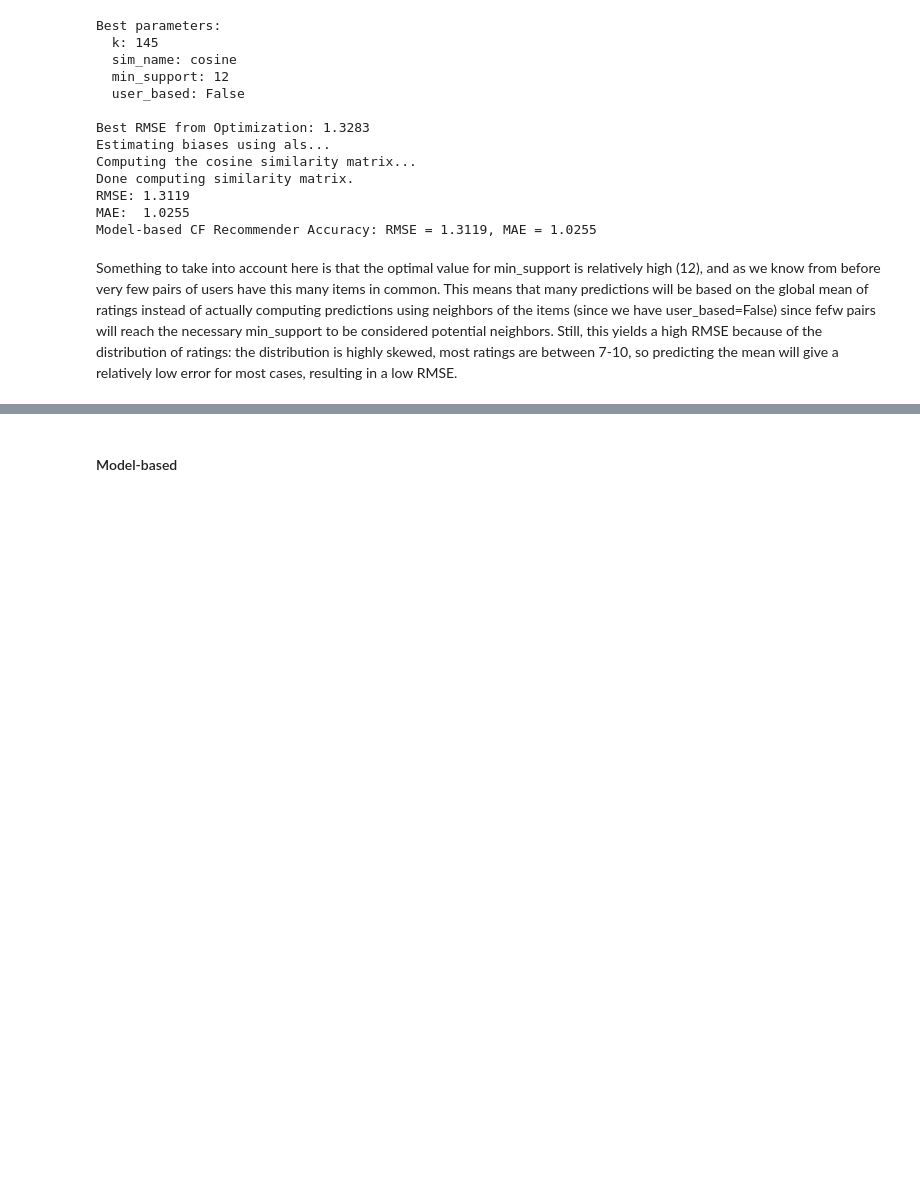
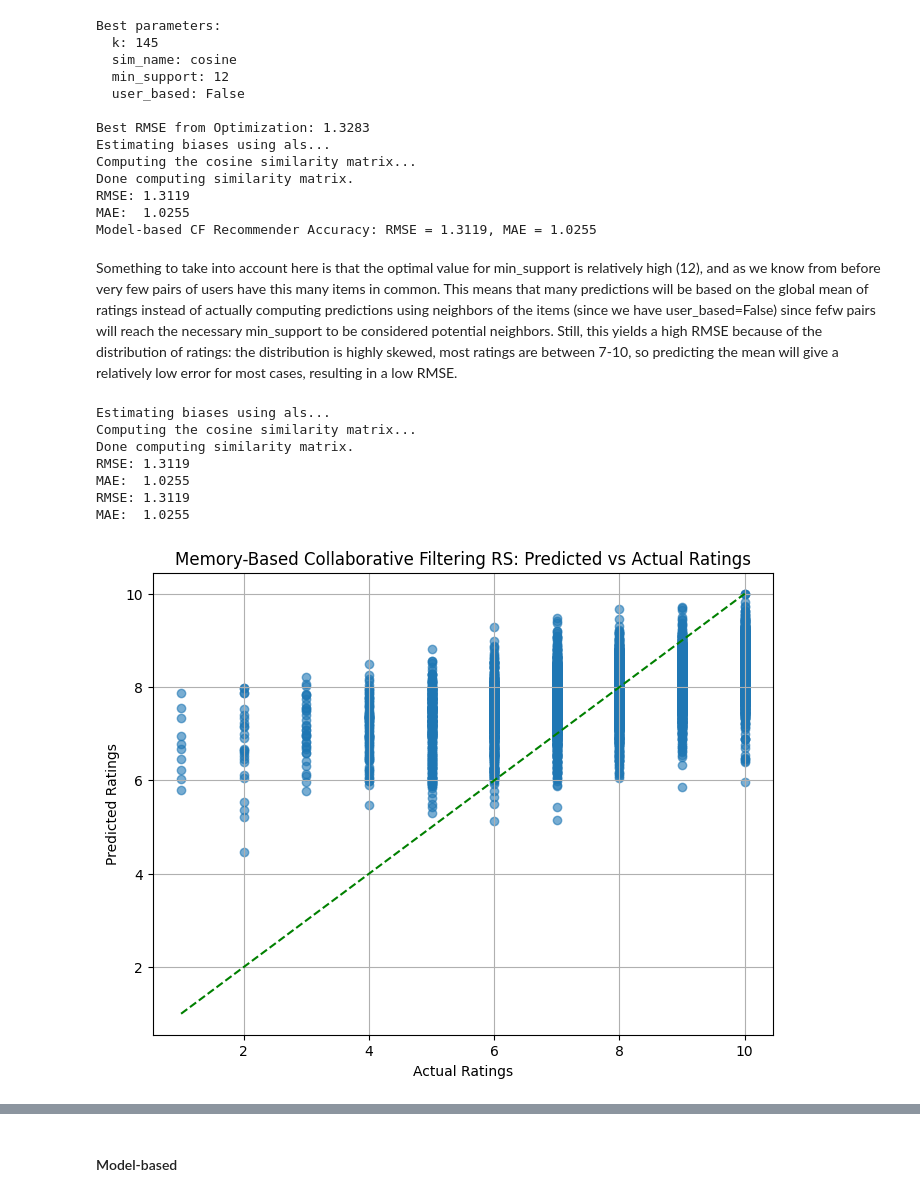
Before and after one commit to Jorgeherrero10/RecEngine, a Jupyter notebook: RecSys_Final_Project.ipynb, the cells around one changed output, grey strips where cells are left out. Drawn from its saved outputs; the diff is of its cells as text; code cells hidden in the pictures; blank space fills up the shorter version.

```diff
--- a/RecSys_Final_Project.ipynb
+++ b/RecSys_Final_Project.ipynb
@@ -351,2 +440,64 @@ memory_based_final = KNNBaseline(
 # %% [markdown]
 Something to take into account here is that the optimal value for min_support is relatively high (12), and as we know from before very few pairs of users have this many items in common. This means that many predictions will be based on the global mean of ratings instead of actually computing predictions using neighbors of the items (since we have user_based=False) since fefw pairs will reach the necessary min_support to be considered potential neighbors. Still, this yields a high RMSE because of the distribution of ratings: the distribution is highly skewed, most ratings are between 7-10, so predicting the mean will give a relatively low error for most cases, resulting in a low RMSE.
+# %%
+#BEST Memory-Based CF model
+
+memory_based_final = KNNBaseline(
+    k=145,
+    sim_options={
+        'name': "cosine",
+        'min_support': 12,
+        'user_based': False
+    }
+)
+
+# Fit model and assess accuracy (plots)
+
+memory_based_final.fit(trainset)
+
+# Evaluate performance on test set
+predictions_memory_based = memory_based_final.test(testset)
+rmse = accuracy.rmse(predictions_memory_based)
+mae = accuracy.mae(predictions_memory_based)
+
+
+accuracy.rmse(predictions_memory_based, verbose=True);
+accuracy.mae(predictions_memory_based, verbose=True);
+
+y_true = [pred.r_ui for pred in predictions_memory_based]
+y_pred = [pred.est for pred in predictions_memory_based]
+
+# Scatter plot to visualize Actual vs Predicted ratings:
+plt.figure(figsize=(8, 6))
+plt.scatter(y_true, y_pred, alpha=0.6)
+plt.plot([min(y_true), max(y_true)], [min(y_true), max(y_true)], color='green', linestyle='--')  # Identity line
+plt.xlabel("Actual Ratings")
+plt.ylabel("Predicted Ratings")
+plt.title("Memory-Based Collaborative Filtering RS: Predicted vs Actual Ratings")
+plt.grid(True)
+plt.show()
+
+
+# Plot boxplots
+df = pd.DataFrame({
+    'Actual Rating': y_true,
+    'Predicted Rating': y_pred
+})
+
+# Create the boxplot
+plt.figure(figsize=(8, 6))
+sns.boxplot(data=df, x='Actual Rating', y='Predicted Rating')
+plt.title("Boxplot of Predicted Ratings per Actual Rating")
+plt.xlabel("Actual Rating")
+plt.ylabel("Predicted Rating")
+plt.grid(True)
+plt.show()
+# %% [output]
+Estimating biases using als...
+Computing the cosine similarity matrix...
+Done computing similarity matrix.
+RMSE: 1.3119
+MAE:  1.0255
+RMSE: 1.3119
+MAE:  1.0255
+[figure, added]
```
Also changed, not shown: parts of 11 cells of this notebook.
